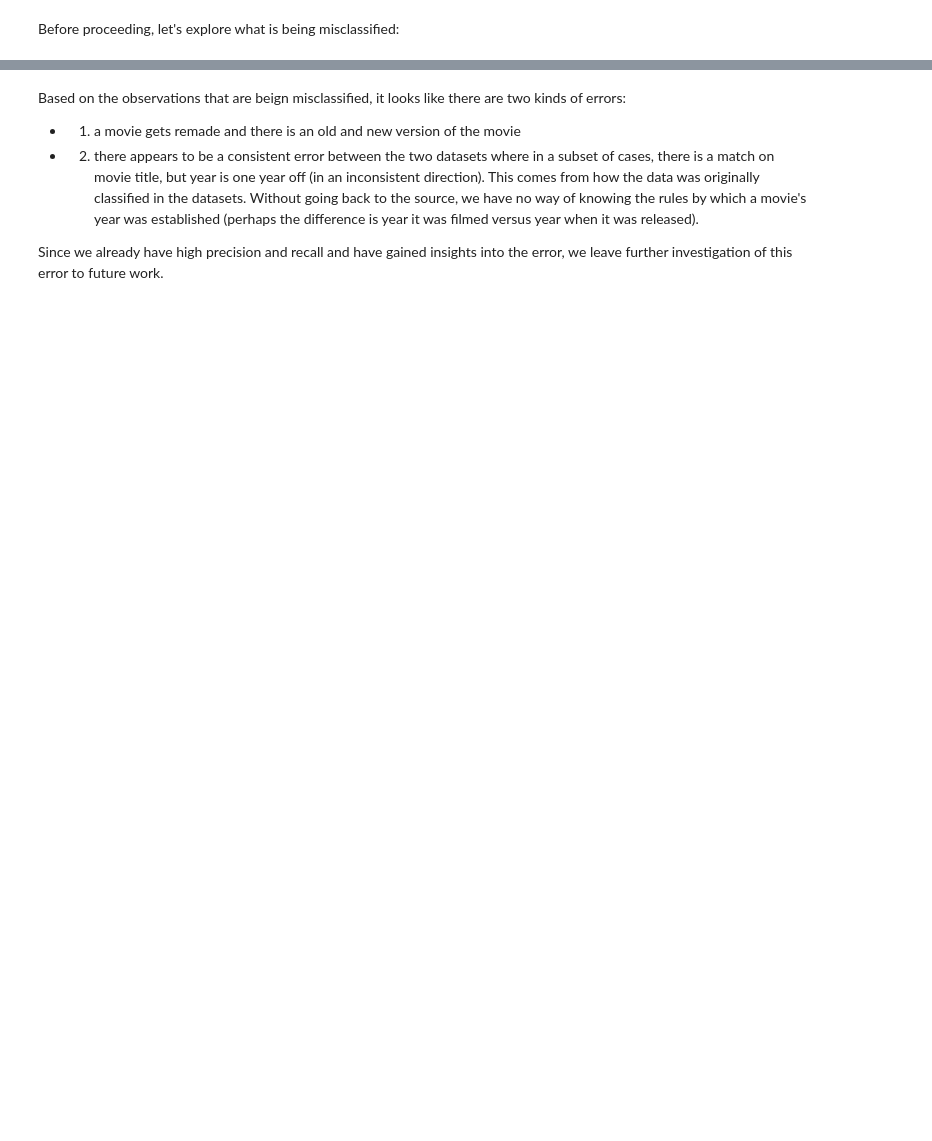
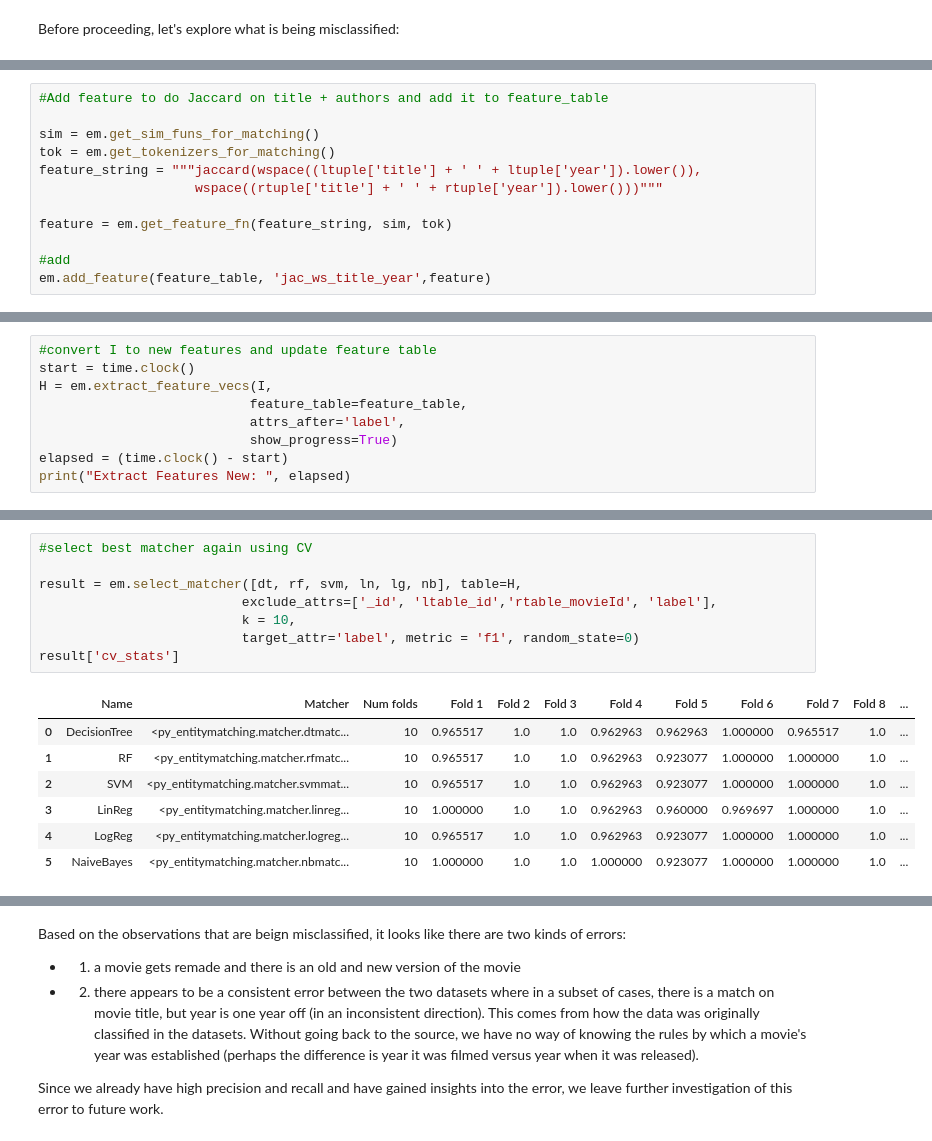
Before and after one commit to mkamenet3/DataScienceProject838, a Jupyter notebook: stage3/CODE/cs838stage3.ipynb, the cells around one changed output, grey strips where cells are left out. Saved outputs shown, nothing was run; the diff lists cells and outputs as text; blank space fills up the shorter version.

```diff
--- a/stage3/CODE/cs838stage3.ipynb
+++ b/stage3/CODE/cs838stage3.ipynb
@@ -295,0 +329,12 @@ C.head()
+# %%
+#Add feature to do Jaccard on title + authors and add it to feature_table
+
+sim = em.get_sim_funs_for_matching()
+tok = em.get_tokenizers_for_matching()
+feature_string = """jaccard(wspace((ltuple['title'] + ' ' + ltuple['year']).lower()),
+                    wspace((rtuple['title'] + ' ' + rtuple['year']).lower()))"""
+
+feature = em.get_feature_fn(feature_string, sim, tok)
+
+#add
+em.add_feature(feature_table, 'jac_ws_title_year',feature)
@@ -295,0 +345,9 @@ C.head()
+# %%
+#convert I to new features and update feature table
+start = time.clock()
+H = em.extract_feature_vecs(I,
+                           feature_table=feature_table,
+                           attrs_after='label',
+                           show_progress=True)
+elapsed = (time.clock() - start)
+print("Extract Features New: ", elapsed)
@@ -295,0 +387,16 @@ C.head()
+# %%
+#select best matcher again using CV
+
+result = em.select_matcher([dt, rf, svm, ln, lg, nb], table=H,
+                          exclude_attrs=['_id', 'ltable_id','rtable_movieId', 'label'],
+                          k = 10,
+                          target_attr='label', metric = 'f1', random_state=0)
+result['cv_stats']
+# %% [output]
+|  | Name | Matcher | Num folds | Fold 1 | Fold 2 | Fold 3 | Fold 4 | Fold 5 | Fold 6 | Fold 7 | Fold 8 | ... |
+| 0 | DecisionTree | <py_entitymatching.matcher.dtmatc... | 10 | 0.965517 | 1.0 | 1.0 | 0.962963 | 0.962963 | 1.000000 | 0.965517 | 1.0 | ... |
+| 1 | RF | <py_entitymatching.matcher.rfmatc... | 10 | 0.965517 | 1.0 | 1.0 | 0.962963 | 0.923077 | 1.000000 | 1.000000 | 1.0 | ... |
+| 2 | SVM | <py_entitymatching.matcher.svmmat... | 10 | 0.965517 | 1.0 | 1.0 | 0.962963 | 0.923077 | 1.000000 | 1.000000 | 1.0 | ... |
+| 3 | LinReg | <py_entitymatching.matcher.linreg... | 10 | 1.000000 | 1.0 | 1.0 | 0.962963 | 0.960000 | 0.969697 | 1.000000 | 1.0 | ... |
+| 4 | LogReg | <py_entitymatching.matcher.logreg... | 10 | 0.965517 | 1.0 | 1.0 | 0.962963 | 0.923077 | 1.000000 | 1.000000 | 1.0 | ... |
+| 5 | NaiveBayes | <py_entitymatching.matcher.nbmatc... | 10 | 1.000000 | 1.0 | 1.0 | 1.000000 | 0.923077 | 1.000000 | 1.000000 | 1.0 | ... |
```
Also changed, not shown: parts of 28 cells of this notebook, 1 other file.
